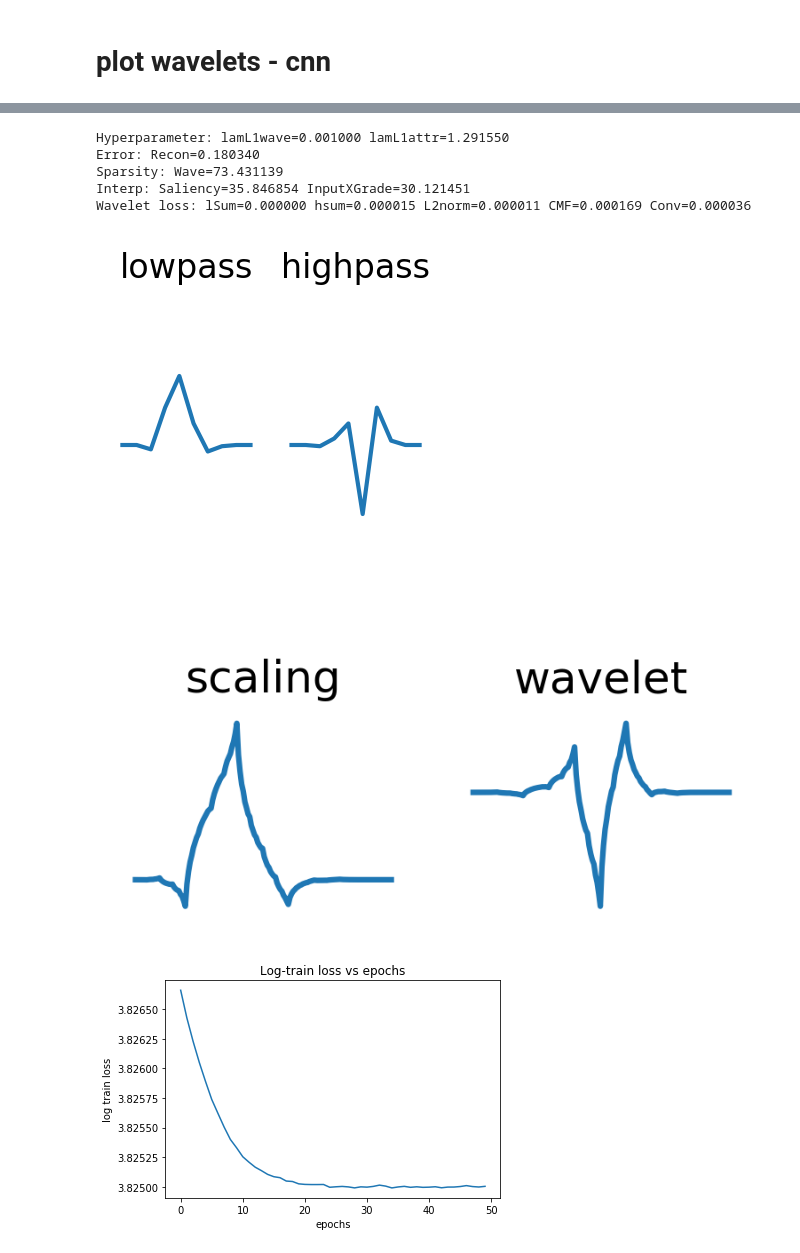
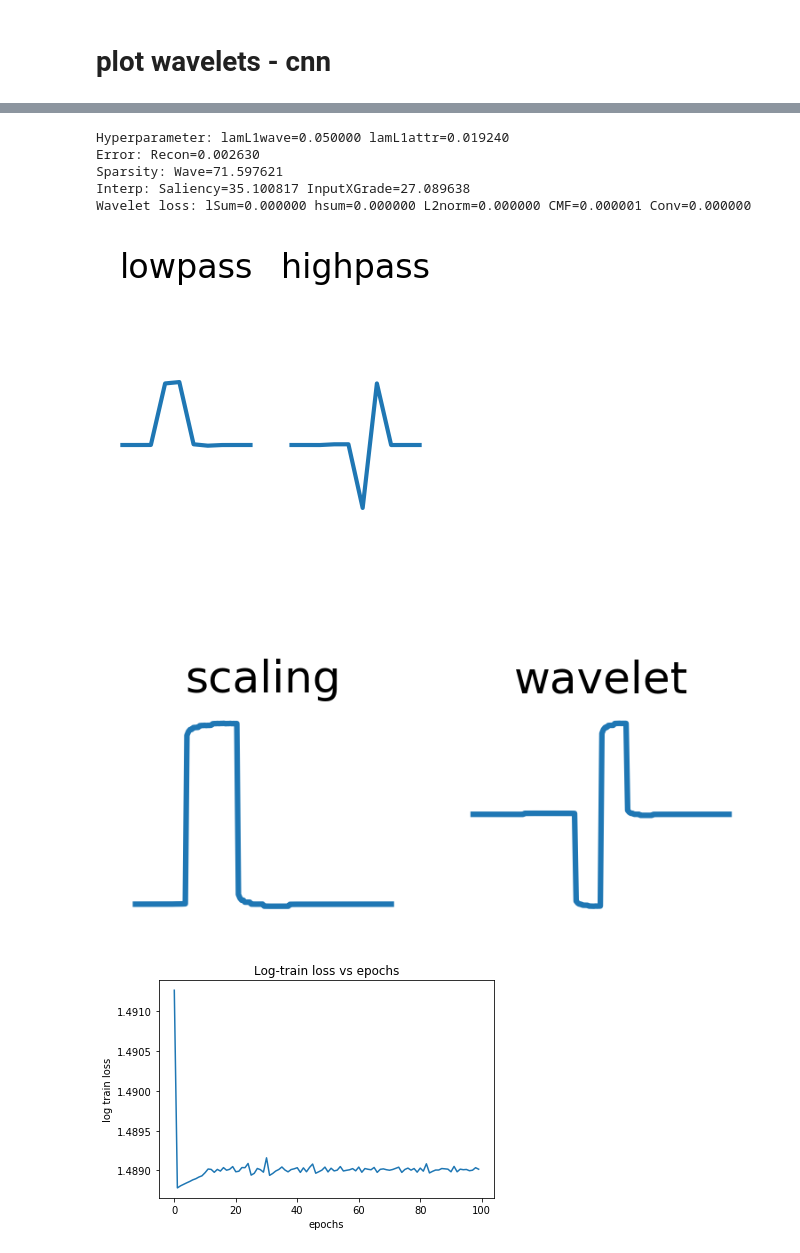
Before and after one commit to Yu-Group/adaptive-wavelets, a Jupyter notebook: notebooks/mnist/02_results.ipynb, the cells around one changed output, grey strips where cells are left out. Drawn from its saved outputs; the diff is of its cells as text; code cells hidden in the pictures.

```diff
--- a/notebooks/mnist/02_results.ipynb
+++ b/notebooks/mnist/02_results.ipynb
@@ -31,8 +34,7 @@ from matplotlib import gridspec
 
 # load results
 # %%
-dirs = ["db3_saliency_warmstart_mode=per_cnn_seed=1_digit=6",
-        "db3_saliency_warmstart_mode=per_cnn_seed=1_digit=4"]
+dirs = ["db3_saliency_warmstart_mode=per_cnn_seed=1"]
 results = []
 models = []
 for i in range(len(dirs)):
@@ -117,36 +119,36 @@ plt.show()
 # %%
 idx1 = 0
-idx2 = 8
+idx2 = 3
 wt = mos[index2o[(idx1, idx2)]]
 filt = get_2dfilts(wt)
 phi, psi, x = get_wavefun(wt)
 
 # print
 print('Hyperparameter: lamL1wave={:.6f} lamL1attr={:.6f}'.format(res['lamL1wave'][index2o[(idx1, idx2)]], res['lamL1attr'][index2o[(idx1, idx2)]]))
 print('Error: Recon={:.6f}'.format(res['rec_loss'][index2o[(idx1, idx2)]]))
 print('Sparsity: Wave={:.6f}'.format(res['L1wave_loss'][index2o[(idx1, idx2)]]))
 print('Interp: Saliency={:.6f} InputXGrade={:.6f}'.format(res['L1saliency_loss'][index2o[(idx1, idx2)]], res['L1inputxgrad_loss'][index2o[(idx1, idx2)]]))
 print('Wavelet loss: lSum={:.6f} hsum={:.6f} L2norm={:.6f} CMF={:.6f} Conv={:.6f}'.format(res['lsum_loss'][index2o[(idx1, idx2)]],
                                                                                           res['hsum_loss'][index2o[(idx1, idx2)]],
                                                                                           res['L2norm_loss'][index2o[(idx1, idx2)]],
                                                                                           res['CMF_loss'][index2o[(idx1, idx2)]],
                                                                                           res['conv_loss'][index2o[(idx1, idx2)]]))
 
 
 plot_1dfilts(filt[0], is_title=True, figsize=(2,2))
 plot_wavefun((phi, psi, x), is_title=True, figsize=(3,1))
 
 plt.plot(np.log(res['train_losses'][index2o[(idx1, idx2)]]))
 plt.xlabel("epochs")
 plt.ylabel("log train loss")
 plt.title('Log-train loss vs epochs')
 plt.show()
 # %% [output]
-Hyperparameter: lamL1wave=0.001000 lamL1attr=1.291550
-Error: Recon=0.180340
-Sparsity: Wave=73.431139
-Interp: Saliency=35.846854 InputXGrade=30.121451
-Wavelet loss: lSum=0.000000 hsum=0.000015 L2norm=0.000011 CMF=0.000169 Conv=0.000036
+Hyperparameter: lamL1wave=0.050000 lamL1attr=0.019240
+Error: Recon=0.002630
+Sparsity: Wave=71.597621
+Interp: Saliency=35.100817 InputXGrade=27.089638
+Wavelet loss: lSum=0.000000 hsum=0.000000 L2norm=0.000000 CMF=0.000001 Conv=0.000000
-[figure, old version]
+[figure, new version]
-[figure, old version]
+[figure, new version]
-[figure, old version]
+[figure, new version]
```
Also changed, not shown: parts of 6 cells of this notebook.
